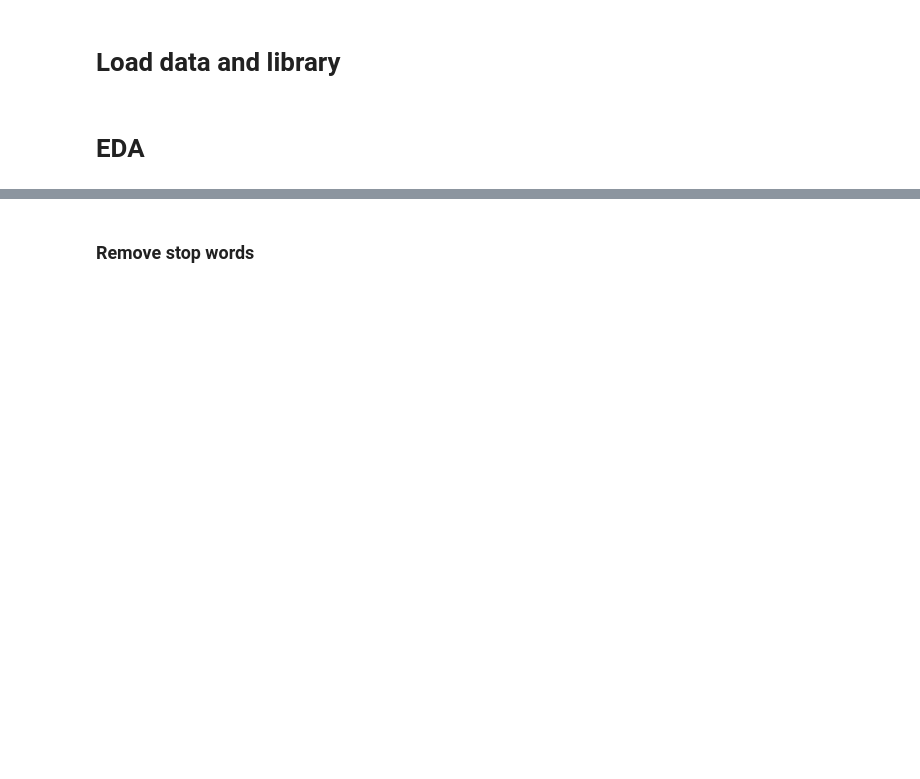
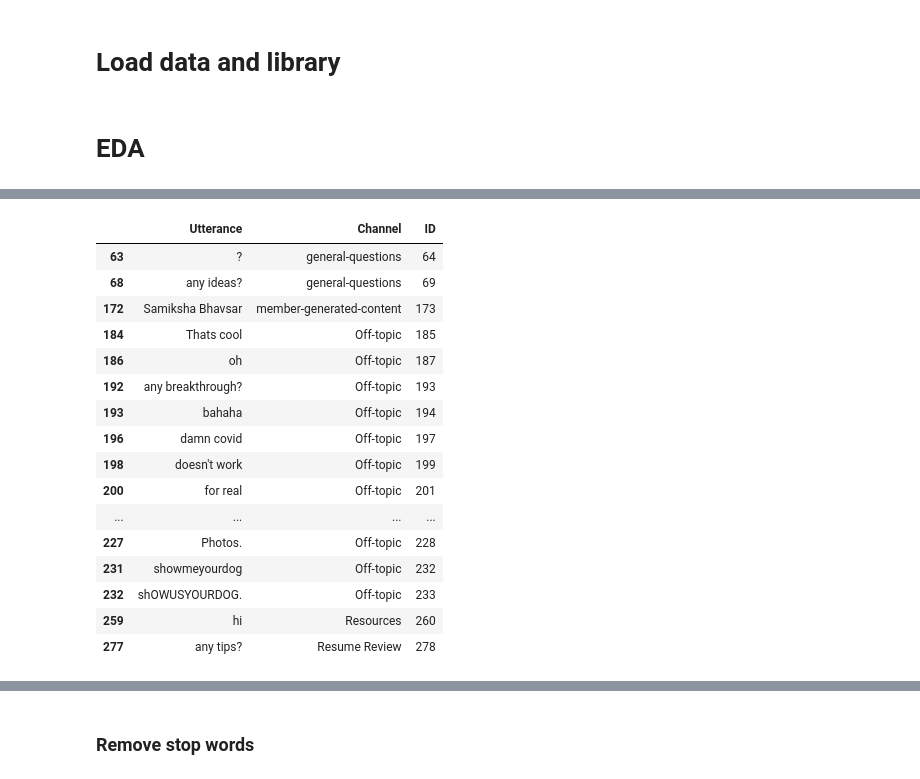
Before and after one commit to KevinC2020/aml-1, a Jupyter notebook: AML 1.ipynb, the cells around one changed output, grey strips where cells are left out. Drawn from its saved outputs; the diff is of its cells as text; code cells hidden in the pictures; blank space fills up the shorter version.

```diff
--- a/AML 1.ipynb
+++ b/AML 1.ipynb
@@ -63,0 +150,22 @@ df_word_ct = pd.DataFrame.sparse.from_spmatrix(word_count, columns= cv.get_featu
+# %%
+# Check post length less than 3
+# Are these posts useful?
+df_raw[df_wc.sum(axis=1) < 3]
+# %% [output]
+|  | Utterance | Channel | ID |
+| 63 | ? | general-questions | 64 |
+| 68 | any ideas? | general-questions | 69 |
+| 172 | Samiksha Bhavsar | member-generated-content | 173 |
+| 184 | Thats cool | Off-topic | 185 |
+| 186 | oh | Off-topic | 187 |
+| 192 | any breakthrough? | Off-topic | 193 |
+| 193 | bahaha | Off-topic | 194 |
+| 196 | damn covid | Off-topic | 197 |
+| 198 | doesn't work | Off-topic | 199 |
+| 200 | for real | Off-topic | 201 |
+| ... | ... | ... | ... |
+| 227 | Photos. | Off-topic | 228 |
+| 231 | showmeyourdog | Off-topic | 232 |
+| 232 | shOWUSYOURDOG. | Off-topic | 233 |
+| 259 | hi | Resources | 260 |
+| 277 | any tips? | Resume Review | 278 |
```
Also changed, not shown: parts of 24 cells of this notebook.
